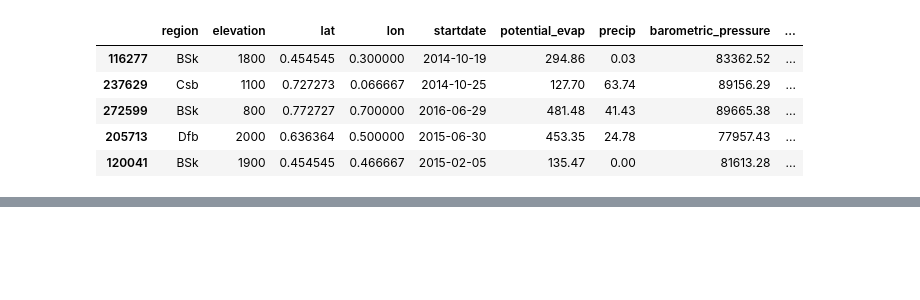
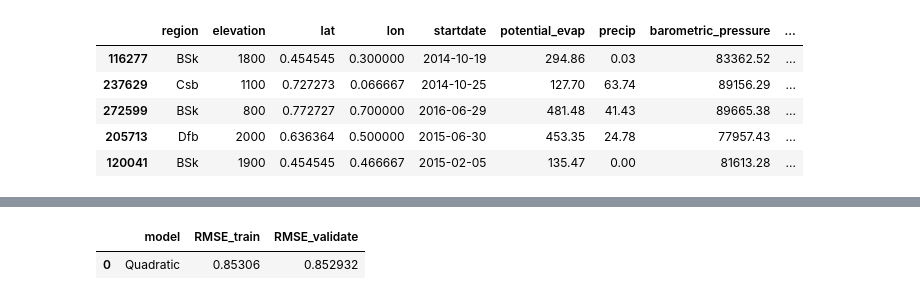
Before and after one commit to Mirzakhani-Capstone/mirzakhani_shared, a Jupyter notebook: rae/explore_region_lat_lon.ipynb, the cells around one changed output, grey strips where cells are left out. Saved outputs shown, nothing was run; the diff lists cells and outputs as text; code cells hidden in the pictures; blank space fills up the shorter version.

Commit message:
featured engineered mean_temp by region and lat lon and mean_temp by region and elevation.

```diff
--- a/rae/explore_region_lat_lon.ipynb
+++ b/rae/explore_region_lat_lon.ipynb
@@ -55,3 +66,5 @@ df.head(50)
+# %%
+df['region_elevation_mean_temp'] = df.groupby(['region', 'elevation'])['mean_temp'].transform('mean')
 # %%
 def split_data(df, test_size=0.15):
     '''
@@ -509,0 +116,8 @@ mean_temps
+# %%
+train_scaled, validate_scaled, test_scaled = scale_data(train, validate, test)
+# %%
+#all of the features
+drivers = list(train.columns)
+#drop startdate and target variable
+drivers.remove('startdate')
+drivers.remove('mean_temp')
@@ -509,0 +154,29 @@ mean_temps
+# %%
+X_train, y_train, X_validate, y_validate, X_test, y_test = prep_for_model(train, validate, test, 'mean_temp', drivers)
+# %%
+# make the polynomial features to get a new set of features
+pf = PolynomialFeatures(degree=2)
+# fit and transform X_train_scaled
+X_train_degree2 = pf.fit_transform(X_train)
+# transform X_validate_scaled & X_test_scaled
+X_validate_degree2 = pf.transform(X_validate)
+X_test_degree2 = pf.transform(X_test)
+# create the model object
+lm2 = LinearRegression(normalize=True)
+lm2.fit(X_train_degree2, y_train)
+
+metric_df = pd.DataFrame(data=[
+        {
+            'model': 'Quadratic',
+            f'RMSE_train': metric.mean_squared_error(
+                y_train,
+                lm2.predict(X_train_degree2)) ** .5,
+            f'RMSE_validate': metric.mean_squared_error(
+                y_validate,
+                lm2.predict(X_validate_degree2)) ** .5
+        }])
+
+metric_df
+# %% [output]
+|  | model | RMSE_train | RMSE_validate |
+| 0 | Quadratic | 0.85306 | 0.852932 |
```
Also changed, not shown: parts of 22 cells of this notebook, 1 other file.
